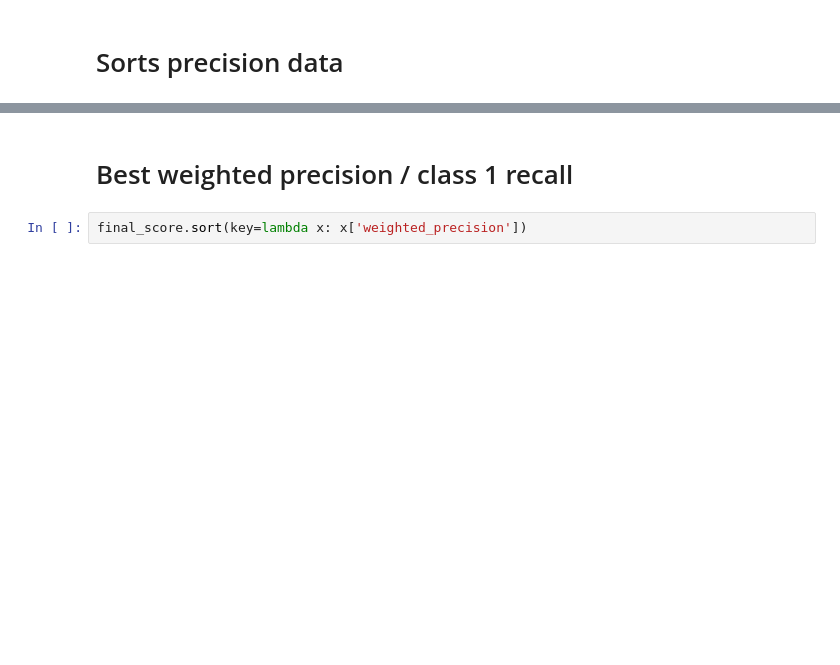
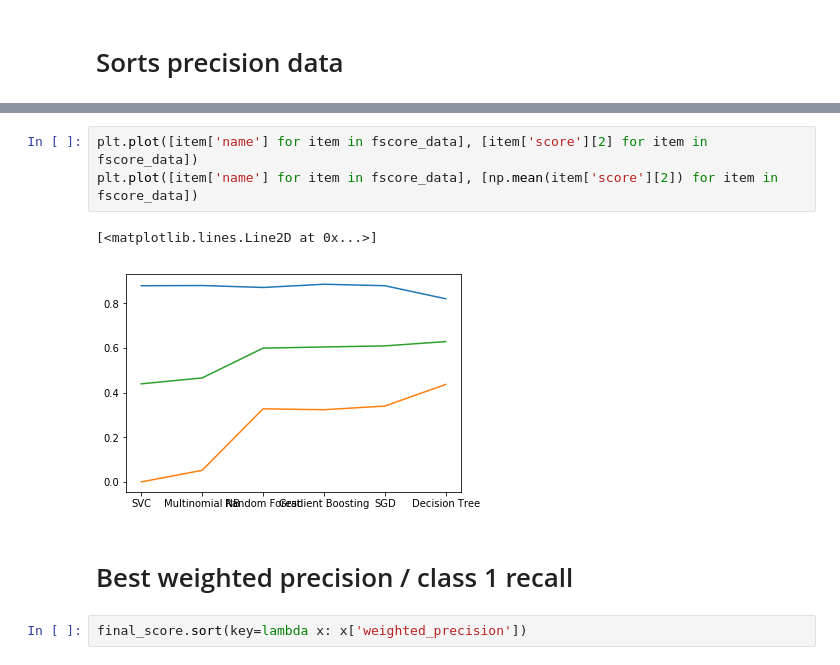
Before and after one commit to lucashm/tcc-1, a Jupyter notebook: text-blob-pt/multiple_hate_classifiers_lucas.ipynb, the cells around one changed output, grey strips where cells are left out. Saved outputs shown, nothing was run; the diff lists cells and outputs as text; blank space fills up the shorter version.

```diff
--- a/text-blob-pt/multiple_hate_classifiers_lucas.ipynb
+++ b/text-blob-pt/multiple_hate_classifiers_lucas.ipynb
@@ -137,3 +137,9 @@ plt.plot([item['name'] for item in precision_data], [item['score'] for item in p
+# %%
+plt.plot([item['name'] for item in fscore_data], [item['score'][2] for item in fscore_data])
+plt.plot([item['name'] for item in fscore_data], [np.mean(item['score'][2]) for item in fscore_data])
+# %% [output]
+[<matplotlib.lines.Line2D at 0x...>]
+[figure, added]
 # %% [markdown]
 # Best weighted precision / class 1 recall
 # %%
```
Also changed, not shown: parts of 6 cells of this notebook.
